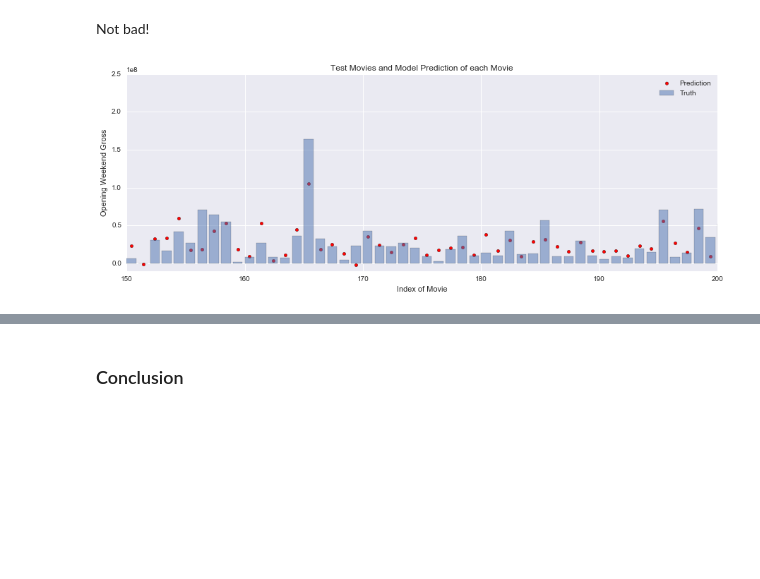
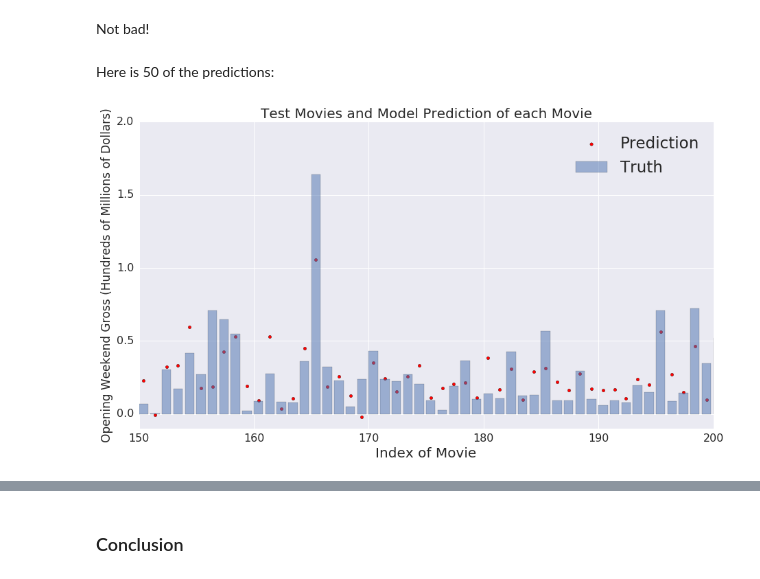
Before and after one commit to adamwlev/adamwlev.github.io, a Jupyter notebook: notebooks/Twitter_Movies3.ipynb, the cells around one changed output, grey strips where cells are left out. Cells and saved outputs as stored; diff of their text form; code cells hidden in the pictures; blank space fills up the shorter version.

```diff
--- a/notebooks/Twitter_Movies3.ipynb
+++ b/notebooks/Twitter_Movies3.ipynb
@@ -358,15 +358,19 @@ lcv.score(X[test_inds],y_test)
 Not bad!
 # %%
 predictions = lcv.predict(X[test_inds])
+# %% [markdown]
+Here is 50 of the predictions:
 # %%
-plt.figure(figsize=(15,5))
-plt.bar(range(len(y_test)),y_test,alpha=.5,label='Truth');
-plt.scatter(np.array(range(len(y_test)))+.4,predictions,c='r',label='Prediction')
+fig,ax = plt.subplots(1,1,figsize=(15,8))
+plt.bar(range(len(y_test)),y_test/1e8,alpha=.5,label='Truth');
+plt.scatter(np.array(range(len(y_test)))+.4,predictions/1e8,c='r',label='Prediction')
 plt.xlim(150,200);
-plt.ylim(-.1e8)
-plt.legend();
-plt.ylabel('Opening Weekend Gross');
-plt.xlabel('Index of Movie');
-plt.title('Test Movies and Model Prediction of each Movie');
+plt.ylim(-.1,2)
+plt.legend(prop={'size':23});
+plt.ylabel('Opening Weekend Gross (Hundreds of Millions of Dollars)',fontsize=17);
+plt.xlabel('Index of Movie',fontsize=20);
+plt.title('Test Movies and Model Prediction of each Movie',fontsize=20);
+ax.tick_params(axis='x', labelsize=16)
+ax.tick_params(axis='y', labelsize=16)
 # %% [output]
-[figure, old version]
+[figure, new version]
```
Also changed, not shown: parts of 8 cells of this notebook, 1 other file.
